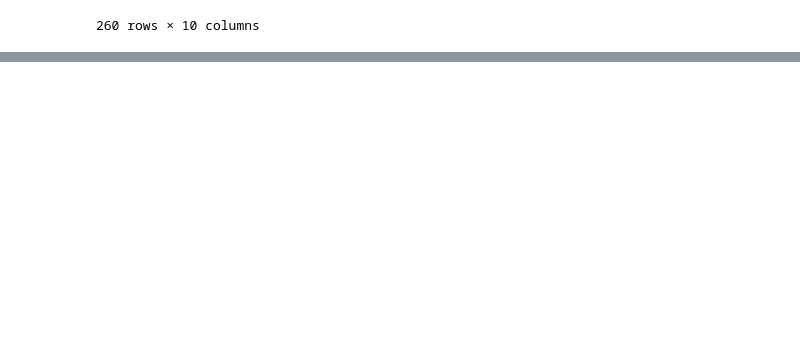
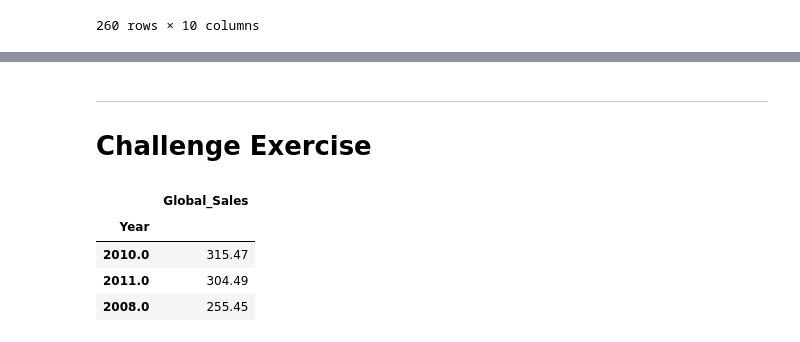
Before and after one commit to mikewenner/Data_Science, a Jupyter notebook: pd_course/08_Groupby.ipynb, the cells around one changed output, grey strips where cells are left out. Cells and saved outputs as stored; diff of their text form; code cells hidden in the pictures; blank space fills up the shorter version.

```diff
--- a/pd_course/08_Groupby.ipynb
+++ b/pd_course/08_Groupby.ipynb
@@ -589,0 +676,3 @@ filtered_games
+# %% [markdown]
+---
+# Challenge Exercise
@@ -589,0 +682,9 @@ filtered_games
+# %%
+games.head()
+games.loc[:, ['Name', 'Year', 'Global_Sales']].groupby('Year').sum().sort_values(by='Global_Sales', ascending=False).head(3)
+# %% [output]
+|  | Global_Sales |
+| Year |  |
+| 2010.0 | 315.47 |
+| 2011.0 | 304.49 |
+| 2008.0 | 255.45 |
```
Also changed, not shown: parts of 15 cells of this notebook.
